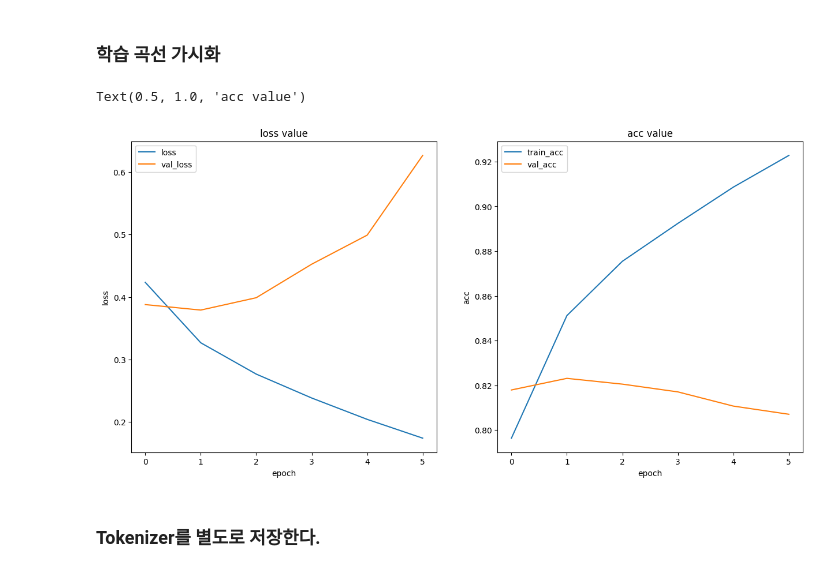
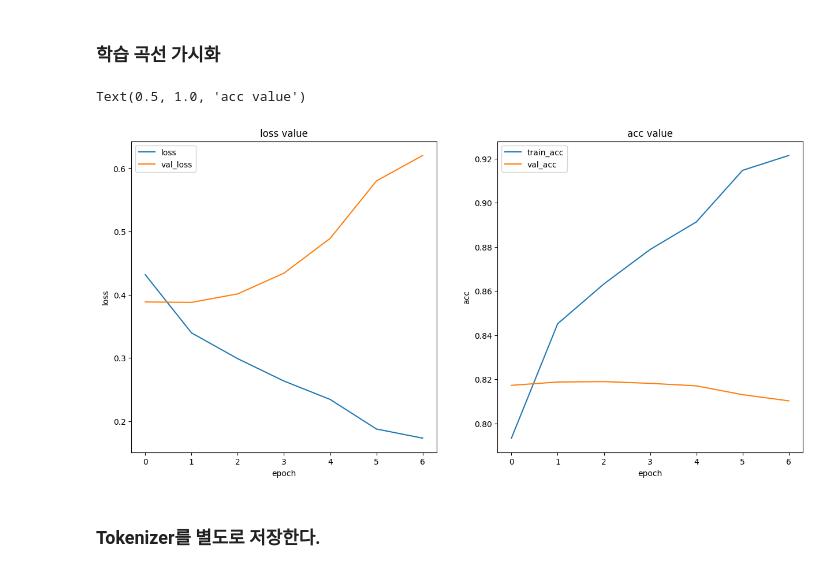
Before and after one commit to LeeHeonWoo1/Intel, a Jupyter notebook: NLP_Project/modeling/3_modeling.ipynb, the cells around one changed output. Saved outputs shown, nothing was run; the diff lists cells and outputs as text; code cells hidden in the pictures.

```diff
--- a/NLP_Project/modeling/3_modeling.ipynb
+++ b/NLP_Project/modeling/3_modeling.ipynb
@@ -327,28 +317,28 @@ Epoch 6/15
 # %%
 import matplotlib.pyplot as plt
 import pandas as pd
 
-hist = pd.read_csv("./history/237240_data_train_history.csv")
+hist = pd.read_csv("./history/64_hidden_128batch_adam_64Embeddim.csv")
 
 plt.figure(figsize=(15, 7))
 plt.subplot(1, 2, 1)
 plt.plot(hist['epoch'], hist['loss'], label = "loss")
 plt.plot(hist['epoch'], hist['val_loss'], label = "val_loss")
 plt.xlabel("epoch")
 plt.ylabel("loss")
 plt.legend()
 plt.title("loss value")
 
 plt.subplot(1, 2, 2)
 plt.plot(hist['epoch'], hist['acc'], label = "train_acc")
 plt.plot(hist['epoch'], hist['val_acc'], label = "val_acc")
 plt.xlabel("epoch")
 plt.ylabel("acc")
 plt.legend()
 plt.title("acc value")
 # %% [output]
 Text(0.5, 1.0, 'acc value')
-[figure, old version]
+[figure, new version]
 # %% [markdown]
 ### Tokenizer를 별도로 저장한다.
 # %%
```
Also changed, not shown: parts of 7 cells of this notebook.
